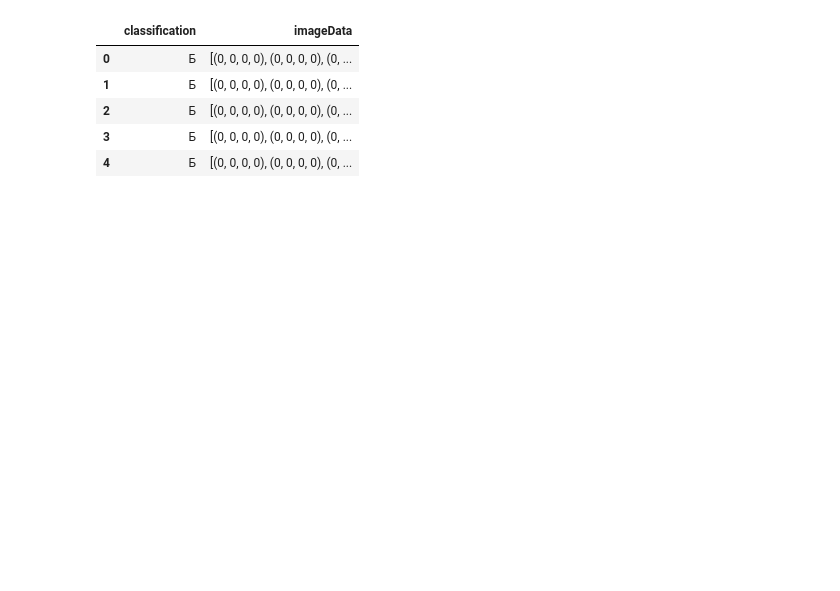
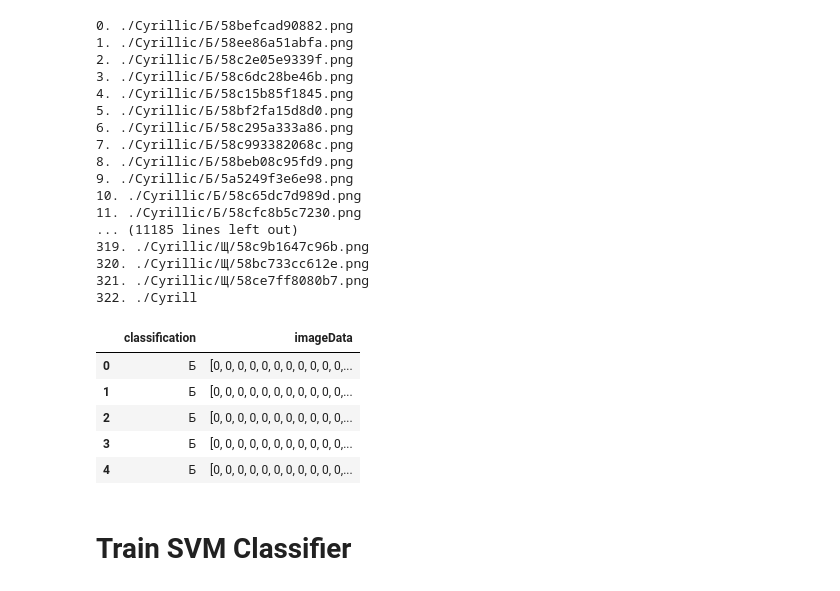
Before and after one commit to SudeshnaD/18f_ml, a Jupyter notebook: assignment2/cyrillic.ipynb, the cells around one changed output. Drawn from its saved outputs; the diff is of its cells as text; code cells hidden in the pictures; blank space fills up the shorter version.

Commit message:
update cyrillic

```diff
--- a/assignment2/cyrillic.ipynb
+++ b/assignment2/cyrillic.ipynb
@@ -1,36 +1,51 @@
 # %%
 import os
 from PIL import Image
 import pandas as pd
+import numpy as np
 
 # Put a Cyrillic folder in the same folder as this file
 cyrillic_path = "./Cyrillic"
 
-meas = []
-classifications = []
+df = pd.DataFrame()
+
+binarizer = np.vectorize(lambda i: 1 if i > 0 else 0)
 
 for dirName, subdirList, fileNames in os.walk(cyrillic_path):
     for i, fileName in enumerate(fileNames):
         if fileName.endswith(".png"):
-#             print "{n}. {fileName}".format(n=i, dirName=dirName, fileName=fileName)
+#             print "{n}. {dirName}/{fileName}".format(n=i, dirName=dirName, fileName=fileName)
             img = Image.open(os.path.join(dirName, fileName))
-            bitmap = list(img.getdata())
+            img = img.resize((50, 50),Image.ANTIALIAS)
+            bitmap = np.array(img.getdata())
+            bitmap = bitmap[:,3] # only need the fourth item in the RGB (transparency)
+            bitmap = binarizer(bitmap) # change bitmap to 1 or 0
             img.close()
-            meas.append(bitmap)
             character = dirName.split("/")[-1]
-            classifications.append(character)
-#         if len(meas) > 200: break
-
-df = pd.DataFrame({
-    'classification': pd.Categorical(classifications),
-    'imageData': pd.Series(meas)
-})
+            df = df.append(pd.DataFrame([[character, bitmap]], columns=['classification', 'imageData']), ignore_index=True)
 
 df.head()
 # %% [output]
+0. ./Cyrillic/Б/58befcad90882.png
+1. ./Cyrillic/Б/58ee86a51abfa.png
+2. ./Cyrillic/Б/58c2e05e9339f.png
+3. ./Cyrillic/Б/58c6dc28be46b.png
+4. ./Cyrillic/Б/58c15b85f1845.png
+5. ./Cyrillic/Б/58bf2fa15d8d0.png
+6. ./Cyrillic/Б/58c295a333a86.png
+7. ./Cyrillic/Б/58c993382068c.png
+8. ./Cyrillic/Б/58beb08c95fd9.png
+9. ./Cyrillic/Б/5a5249f3e6e98.png
+10. ./Cyrillic/Б/58c65dc7d989d.png
+11. ./Cyrillic/Б/58cfc8b5c7230.png
+... (11185 lines left out)
+319. ./Cyrillic/Щ/58c9b1647c96b.png
+320. ./Cyrillic/Щ/58bc733cc612e.png
+321. ./Cyrillic/Щ/58ce7ff8080b7.png
+322. ./Cyrill
 |  | classification | imageData |
-| 0 | Б | [(0, 0, 0, 0), (0, 0, 0, 0), (0, ... |
-| 1 | Б | [(0, 0, 0, 0), (0, 0, 0, 0), (0, ... |
-| 2 | Б | [(0, 0, 0, 0), (0, 0, 0, 0), (0, ... |
-| 3 | Б | [(0, 0, 0, 0), (0, 0, 0, 0), (0, ... |
-| 4 | Б | [(0, 0, 0, 0), (0, 0, 0, 0), (0, ... |
+| 0 | Б | [0, 0, 0, 0, 0, 0, 0, 0, 0, 0, 0,... |
+| 1 | Б | [0, 0, 0, 0, 0, 0, 0, 0, 0, 0, 0,... |
+| 2 | Б | [0, 0, 0, 0, 0, 0, 0, 0, 0, 0, 0,... |
+| 3 | Б | [0, 0, 0, 0, 0, 0, 0, 0, 0, 0, 0,... |
+| 4 | Б | [0, 0, 0, 0, 0, 0, 0, 0, 0, 0, 0,... |
@@ -36,0 +55,2 @@ df.head()
+# %% [markdown]
+# Train SVM Classifier
```
Also changed, not shown: parts of 13 cells of this notebook.
